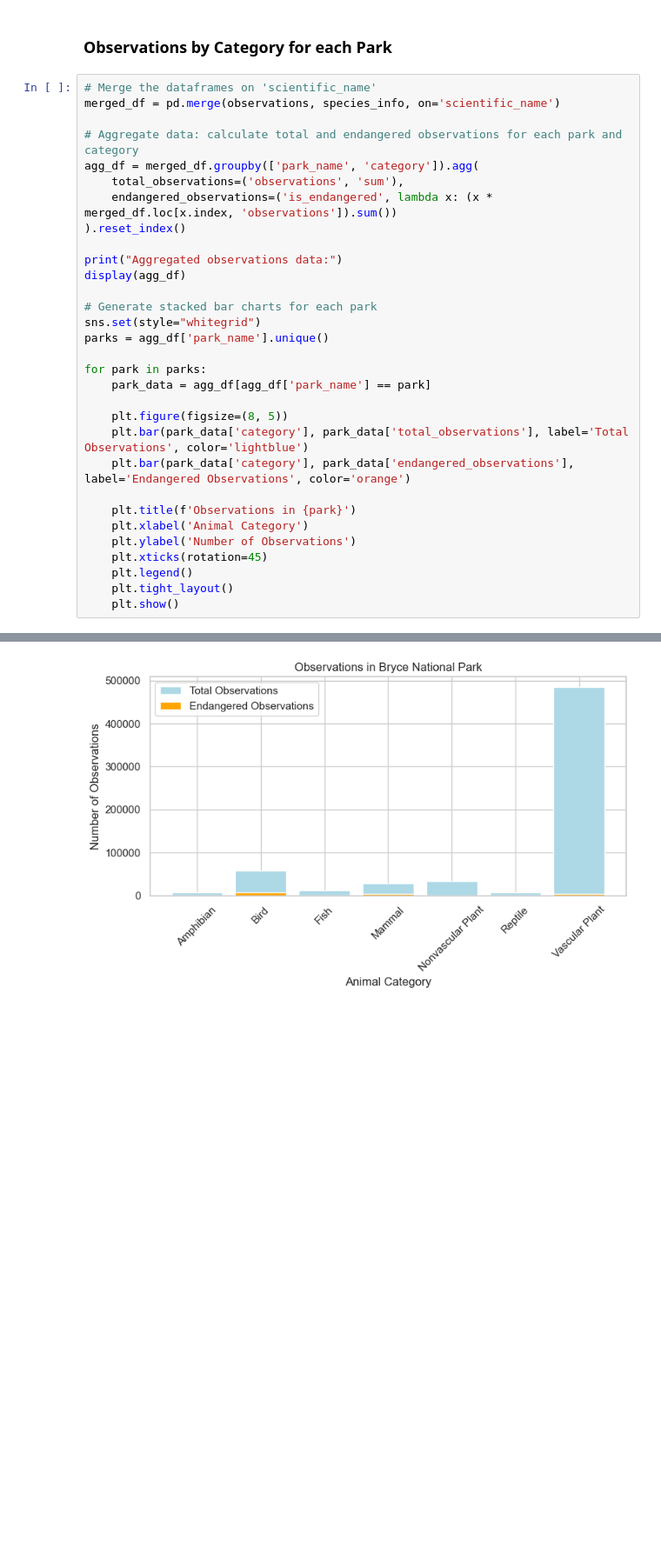
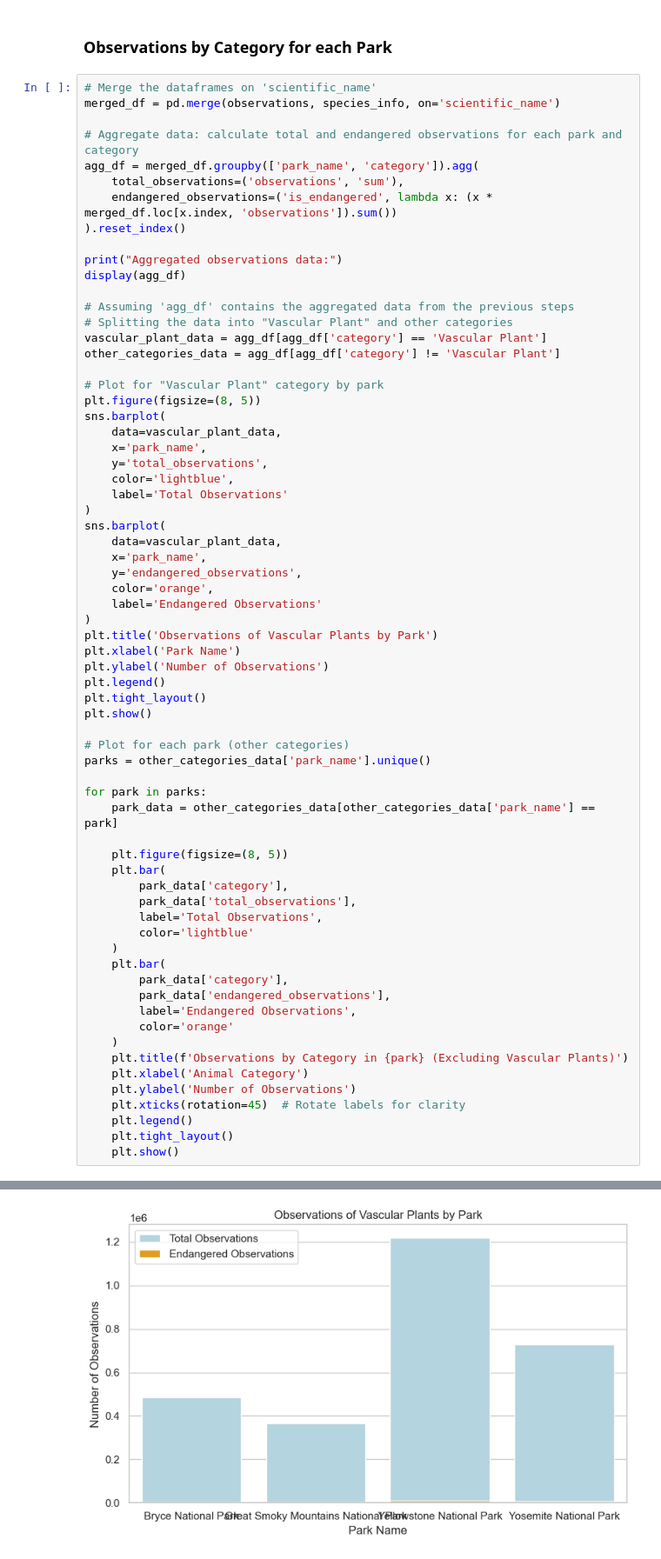
Before and after one commit to ramtob/CDC-Portfolio-0425-Biodiversity, a Jupyter notebook: biodiversity.ipynb, the cells around one changed output, grey strips where cells are left out. Shown at 87% size. Cells and saved outputs as stored; diff of their text form; blank space fills up the shorter version.

```diff
--- a/biodiversity.ipynb
+++ b/biodiversity.ipynb
@@ -281,41 +282,77 @@ agg_df = merged_df.groupby(['park_name', 'category']).agg(
 print("Aggregated observations data:")
 display(agg_df)
 
-# Generate stacked bar charts for each park
-sns.set(style="whitegrid")
-parks = agg_df['park_name'].unique()
+# Assuming 'agg_df' contains the aggregated data from the previous steps
+# Splitting the data into "Vascular Plant" and other categories
+vascular_plant_data = agg_df[agg_df['category'] == 'Vascular Plant']
+other_categories_data = agg_df[agg_df['category'] != 'Vascular Plant']
+
+# Plot for "Vascular Plant" category by park
+plt.figure(figsize=(8, 5))
+sns.barplot(
+    data=vascular_plant_data,
+    x='park_name',
+    y='total_observations',
+    color='lightblue',
+    label='Total Observations'
+)
+sns.barplot(
+    data=vascular_plant_data,
+    x='park_name',
+    y='endangered_observations',
+    color='orange',
+    label='Endangered Observations'
+)
+plt.title('Observations of Vascular Plants by Park')
+plt.xlabel('Park Name')
+plt.ylabel('Number of Observations')
+plt.legend()
+plt.tight_layout()
+plt.show()
+
+# Plot for each park (other categories)
+parks = other_categories_data['park_name'].unique()
 
 for park in parks:
-    park_data = agg_df[agg_df['park_name'] == park]
+    park_data = other_categories_data[other_categories_data['park_name'] == park]
 
     plt.figure(figsize=(8, 5))
-    plt.bar(park_data['category'], park_data['total_observations'], label='Total Observations', color='lightblue')
-    plt.bar(park_data['category'], park_data['endangered_observations'], label='Endangered Observations', color='orange')
-
-    plt.title(f'Observations in {park}')
+    plt.bar(
+        park_data['category'],
+        park_data['total_observations'],
+        label='Total Observations',
+        color='lightblue'
+    )
+    plt.bar(
+        park_data['category'],
+        park_data['endangered_observations'],
+        label='Endangered Observations',
+        color='orange'
+    )
+    plt.title(f'Observations by Category in {park} (Excluding Vascular Plants)')
     plt.xlabel('Animal Category')
     plt.ylabel('Number of Observations')
-    plt.xticks(rotation=45)
+    plt.xticks(rotation=45)  # Rotate labels for clarity
     plt.legend()
     plt.tight_layout()
     plt.show()
 # %% [output]
 Aggregated observations data:
 |  | park_name | category | total_observations | endangered_observations |
 | 0 | Bryce National Park | Amphibian | 7542 | 498 |
 | 1 | Bryce National Park | Bird | 58590 | 7608 |
 | 2 | Bryce National Park | Fish | 12823 | 731 |
 | 3 | Bryce National Park | Mammal | 28830 | 4701 |
 | 4 | Bryce National Park | Nonvascular Plant | 32992 | 486 |
 | 5 | Bryce National Park | Reptile | 8141 | 387 |
 | 6 | Bryce National Park | Vascular Plant | 484373 | 4198 |
 | 7 | Great Smoky Mountains National Park | Amphibian | 5876 | 333 |
 | 8 | Great Smoky Mountains National Park | Bird | 42869 | 5297 |
 | 9 | Great Smoky Mountains National Park | Fish | 9482 | 547 |
 | ... | ... | ... | ... | ... |
 | 23 | Yosemite National Park | Fish | 19137 | 1056 |
 | 24 | Yosemite National Park | Mammal | 42533 | 6464 |
 | 25 | Yosemite National Park | Nonvascular Plant | 49783 | 677 |
 | 26 | Yosemite National Park | Reptile | 11779 | 684 |
 | 27 | Yosemite National Park | Vascular Plant | 727895 | 5985 |
-[figure, old version]
+[figure, new version]
```
Also changed, not shown: parts of 2 cells of this notebook.
